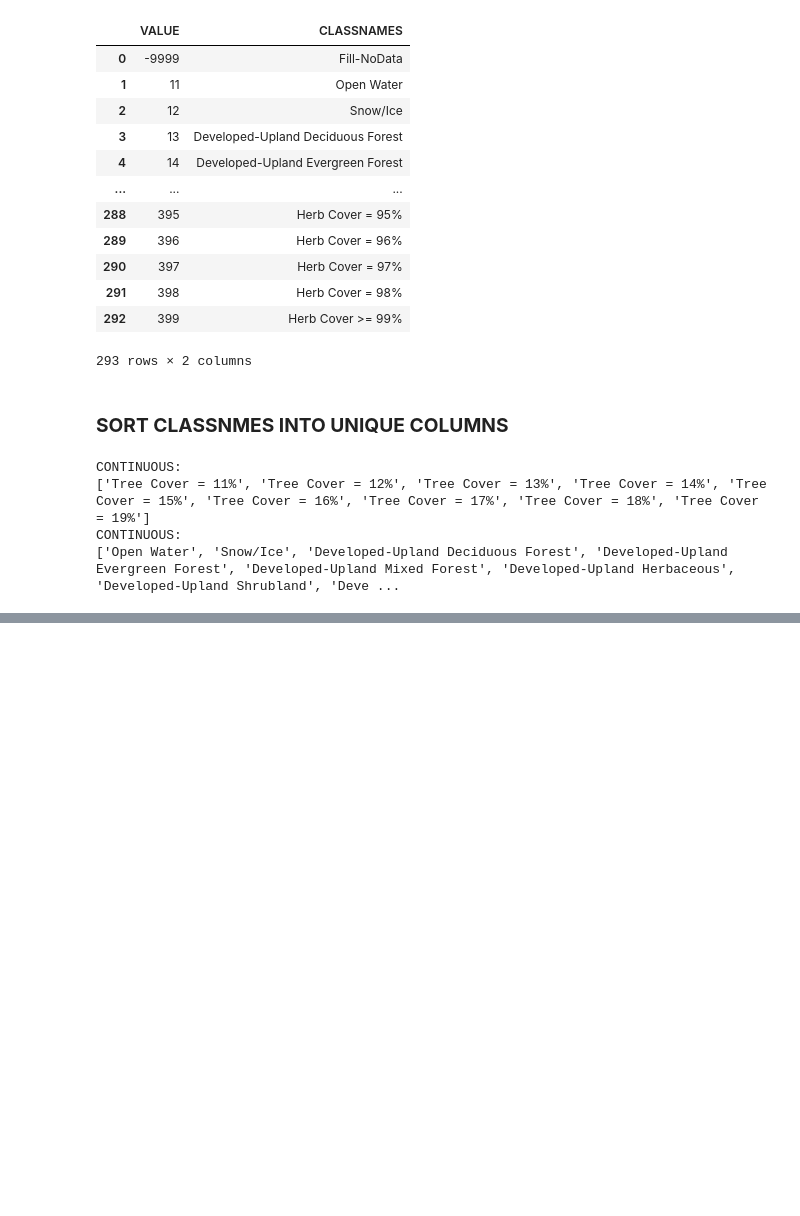
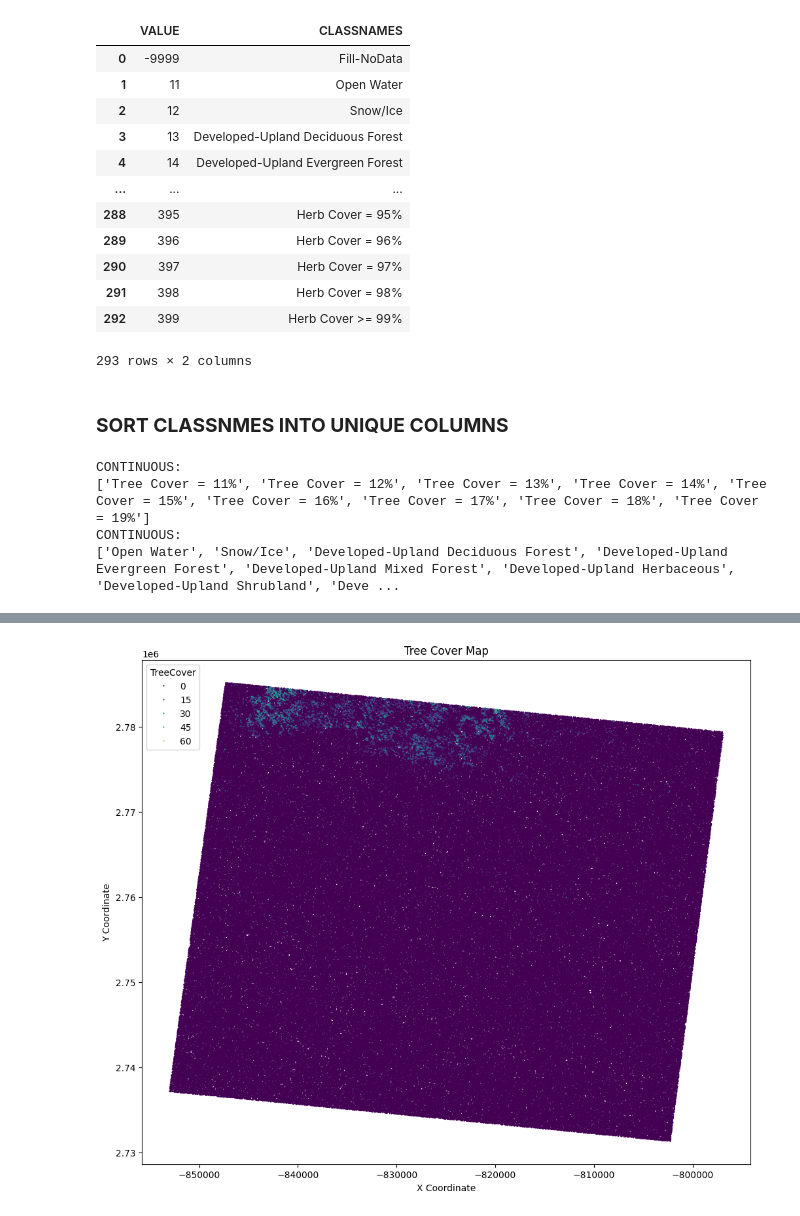
Before and after one commit to a-taylor1/DATA450_Team5, a Jupyter notebook: datamining_project2.ipynb, the cells around one changed output, grey strips where cells are left out. Cells and saved outputs as stored; diff of their text form; code cells hidden in the pictures; blank space fills up the shorter version.

```diff
--- a/datamining_project2.ipynb
+++ b/datamining_project2.ipynb
@@ -246,0 +211,16 @@ display(new_df.head())
+# %%
+# Standardize column naming
+new_col_names = {}
+for c in new_df.columns:
+  result = c
+  symbols = []
+  for character in c:
+    if( (not str(character).isalnum()) and (not character.isspace()) ):
+      symbols.append(character)
+  for s in symbols:
+    result = result.replace(s, '-')
+  result = [r.capitalize() for r in result.split('-') if r != '']
+  result_str = ''.join(result)
+  new_col_names[c] = result_str
+new_df_renamed = new_df.rename(columns = new_col_names)
+new_df_renamed.head()
@@ -246,0 +235,5 @@ display(new_df.head())
+# %%
+# Drop rows with no data (edge rows)
+new_df_dropped = new_df_renamed[ new_df_renamed['Evcode'] != -9999]
+new_df_dropped = new_df_dropped.drop(columns = ['FillNodata'])
+new_df_dropped
@@ -246,0 +276,3 @@ display(new_df.head())
+# %%
+df_dummies = pd.get_dummies(data = new_df_dropped, prefix = '_', drop_first = True)
+df_dummies.head()
@@ -246,0 +287,15 @@ display(new_df.head())
+# %%
+plt.figure(figsize=(12, 10))
+sns.scatterplot(
+    data = df_dummies.sample(n = int(len(df_dummies)*0.2)),
+    x = 'X', y = 'Y',
+    hue = 'TreeCover',
+    palette = 'viridis',
+    s = 2, edgecolor = None
+)
+plt.title('Tree Cover Map')
+plt.xlabel('X Coordinate')
+plt.ylabel('Y Coordinate')
+plt.show()
+# %% [output]
+[figure, added]
```
Also changed, not shown: parts of 18 cells of this notebook.
